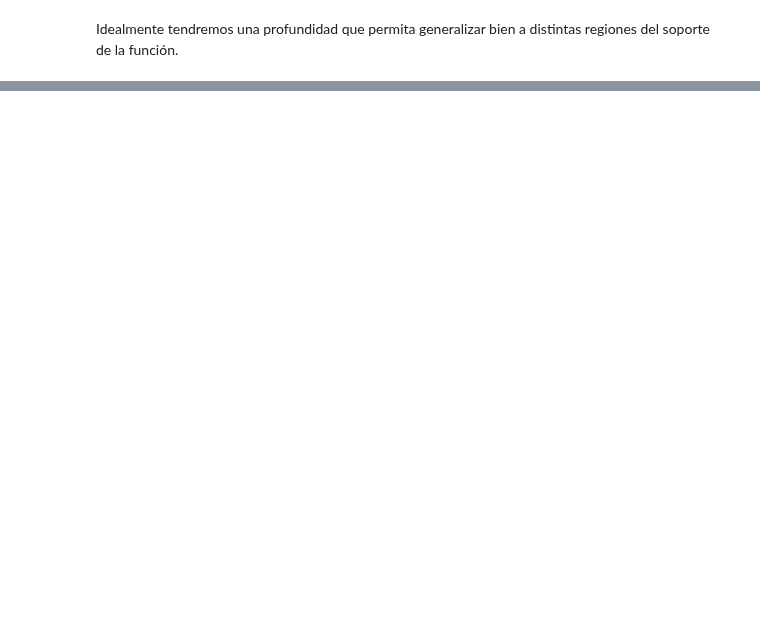
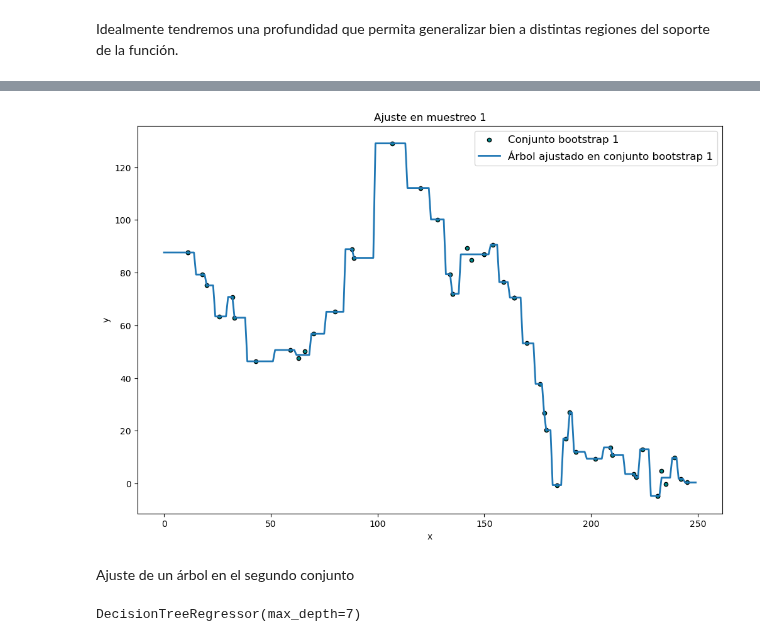
Before and after one commit to GAMES-UChile/Curso-Aprendizaje-de-Maquinas, a Jupyter notebook: demos/arboles_bagging_boosting.ipynb, the cells around one changed output, grey strips where cells are left out. Saved outputs shown, nothing was run; the diff lists cells and outputs as text; code cells hidden in the pictures; blank space fills up the shorter version.

```diff
--- a/demos/arboles_bagging_boosting.ipynb
+++ b/demos/arboles_bagging_boosting.ipynb
@@ -110,0 +179,19 @@ plt.show()
+# %%
+plt.figure(figsize=(12,8))
+plt.scatter(X_bootstrap1, y_bootstrap1, s=20, edgecolor="black", c="darkcyan", label="Conjunto bootstrap 1")
+y_pred1 = tree_1.predict(X_test.reshape(-1, 1))
+plt.plot(X_test, y_pred1, color="tab:blue", label="Árbol ajustado en conjunto bootstrap 1", linewidth=2)
+plt.xlabel('x')
+plt.ylabel('y')
+plt.title("Ajuste en muestreo 1")
+plt.legend(prop={'size': 12})
+plt.show()
+# %% [output]
+[figure, added]
+# %% [markdown]
+Ajuste de un árbol en el segundo conjunto
+# %%
+tree_2 = DecisionTreeRegressor(max_depth=7)
+tree_2.fit(X_bootstrap2.reshape(-1, 1), y_bootstrap2.reshape(-1, 1))
+# %% [output]
+DecisionTreeRegressor(max_depth=7)
```
Also changed, not shown: parts of 21 cells of this notebook, 1 other file.
